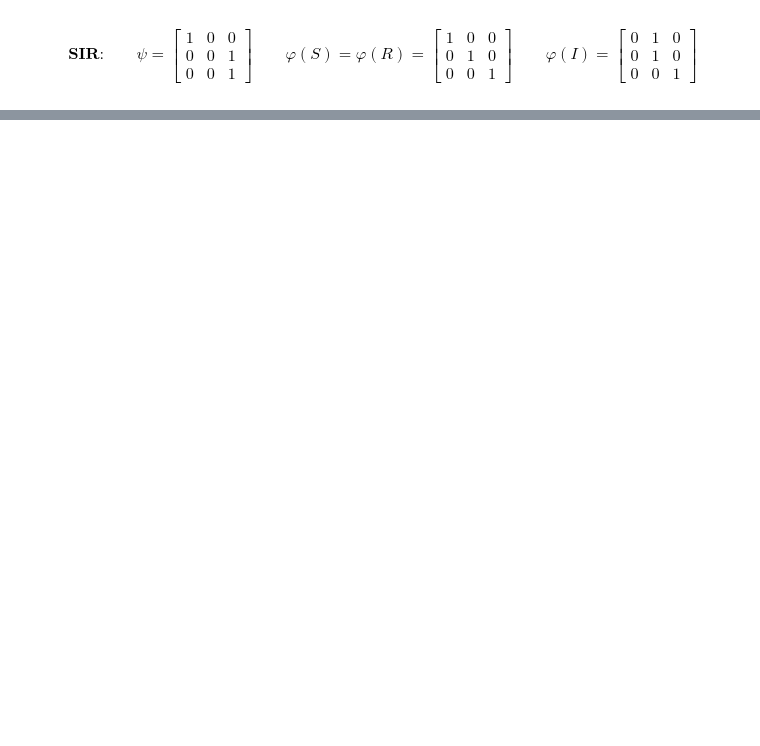
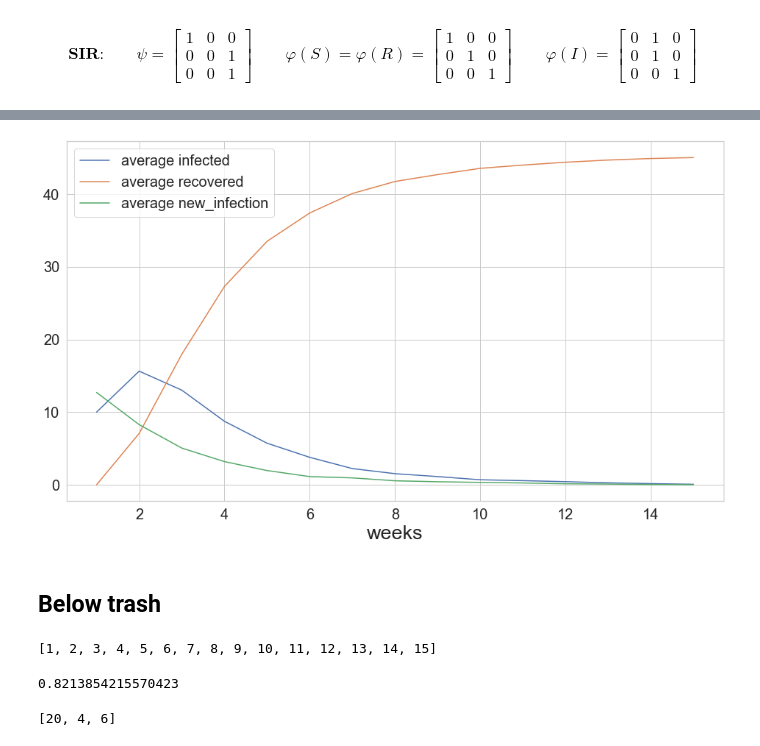
Before and after one commit to fabioeterno/Network_Homework, a Jupyter notebook: Homework3/Hw3.ipynb, the cells around one changed output, grey strips where cells are left out. Cells and saved outputs as stored; diff of their text form; code cells hidden in the pictures; blank space fills up the shorter version.

```diff
--- a/Homework3/Hw3.ipynb
+++ b/Homework3/Hw3.ipynb
@@ -84,3 +134,37 @@ $$\textbf{SIR:}\qquad\psi=\left[\begin{array}{ccc}1&0&0\\0&0&1\\0&0&1\end{array}
+# %%
+fig = plt.figure(1, figsize=(16,9))
+x = list(np.arange(15)+1)
+
+#plt.plot(x, avg_susceptible, label="average susceptible")
+plt.plot(x, avg_infected, label="average infected")
+plt.plot(x, avg_recovered, label="average recovered")
+plt.plot(x, avg_new_infection, label="average new_infection")
+plt.xlabel("weeks", fontsize = 27)
+plt.xticks(size=20)
+plt.yticks(size=20)
+
+
+plt.legend(fontsize=20)
+
+plt.show()
+# %% [output]
+[figure, added]
+# %% [markdown]
+## Below trash
+# %%
+list(np.arange(15)+1)
+# %% [output]
+[1, 2, 3, 4, 5, 6, 7, 8, 9, 10, 11, 12, 13, 14, 15]
+# %%
+np.random.rand()
+# %% [output]
+0.8213854215570423
+# %%
+x = [10, 2,3]
+y = [10, 2,3]
+[sum(j) for j in zip(x, y)]
+# %% [output]
+[20, 4, 6]
 # %%
 # Number of agents, the number of nodes in the graph
 n_agents = len(G)
```
Also changed, not shown: parts of 15 cells of this notebook.
